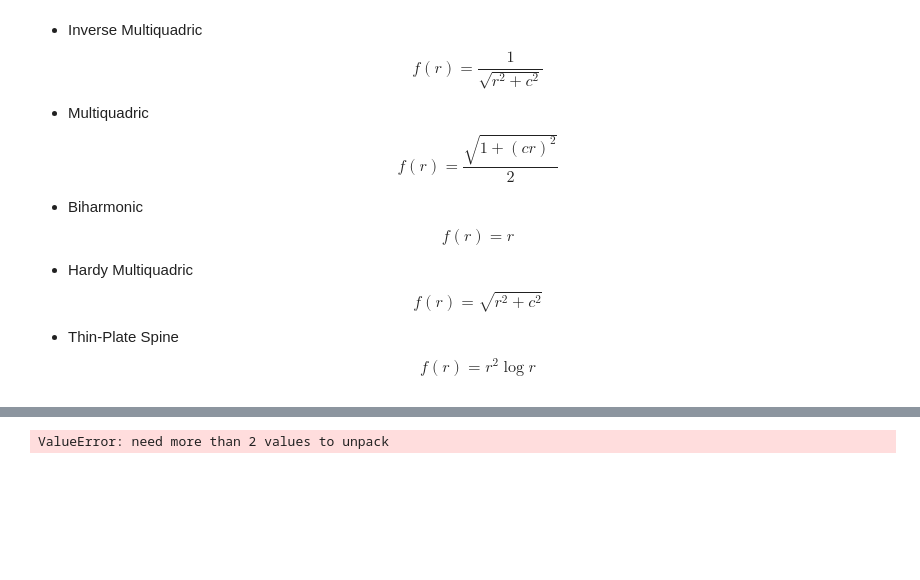
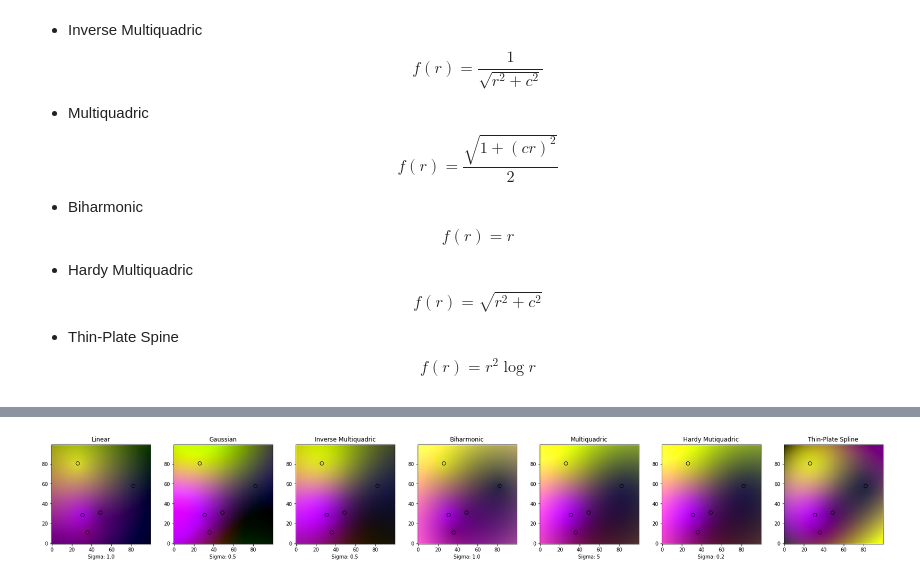
Before and after one commit to davidcorral/scatter_data_interpolation, a Jupyter notebook: radial_basis_function.ipynb, the cells around one changed output, grey strips where cells are left out. Drawn from its saved outputs; the diff is of its cells as text; code cells hidden in the pictures; blank space fills up the shorter version.

```diff
--- a/radial_basis_function.ipynb
+++ b/radial_basis_function.ipynb
@@ -140,30 +140,30 @@ plot_1d([
 # %%
 import sys
 sys.path.append('python')
 
 import numpy
 from scatter_data_interpolation.radial_basis_function import linear
 from scatter_data_interpolation.radial_basis_function import gaussian
 from scatter_data_interpolation.radial_basis_function import inverse_multiquadric
 from scatter_data_interpolation.radial_basis_function import biharmonic
 from scatter_data_interpolation.radial_basis_function import multiquadric
 from scatter_data_interpolation.radial_basis_function import hardy_multiquadric
 from scatter_data_interpolation.radial_basis_function import thin_plate_spline
-from scatter_data_interpolation.plot import plot_2d
+from scatter_data_interpolation.plot_utils import plot_2d
 
 # generate data
 n = 5
 nodes = numpy.random.random((n, 2))
 values = numpy.random.random((n, 3))
 
 plot_2d([
     ('Linear', linear, 1.0),
     ('Gaussian', gaussian, 0.5),
-    ('Inverse Multiquadric', inverse_multiquadric, 0.2),
+    ('Inverse Multiquadric', inverse_multiquadric, 0.5),
     ('Biharmonic', biharmonic, 1.0),
-    ('Multiquadric', multiquadric, 10),
+    ('Multiquadric', multiquadric, 5),
     ('Hardy Mutiquadric', hardy_multiquadric, 0.2),
     ('Thin-Plate Spline', thin_plate_spline, None),
 ], nodes, values)
 # %% [output]
-ValueError: need more than 2 values to unpack
+[figure, added]
```
Also changed, not shown: parts of 3 cells of this notebook, 2 other files.
